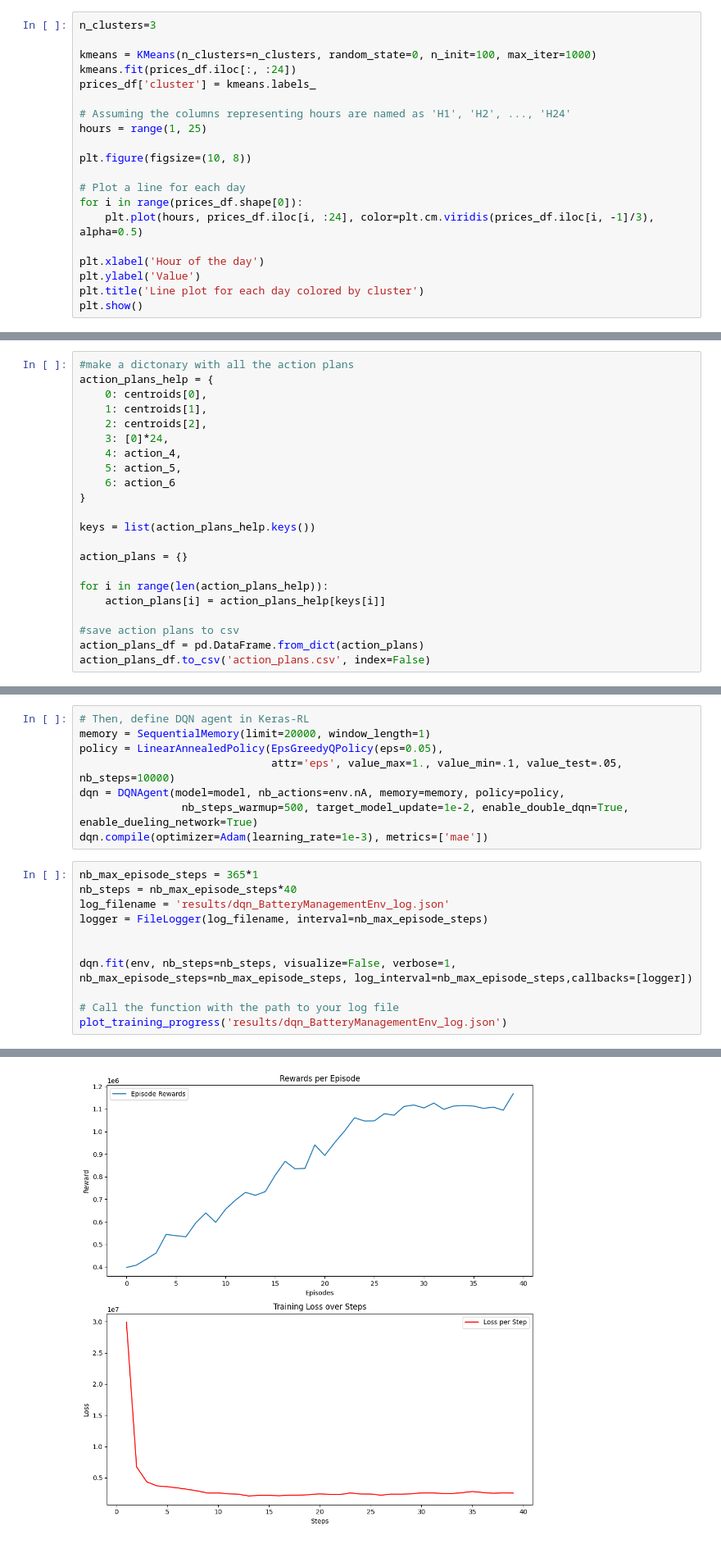
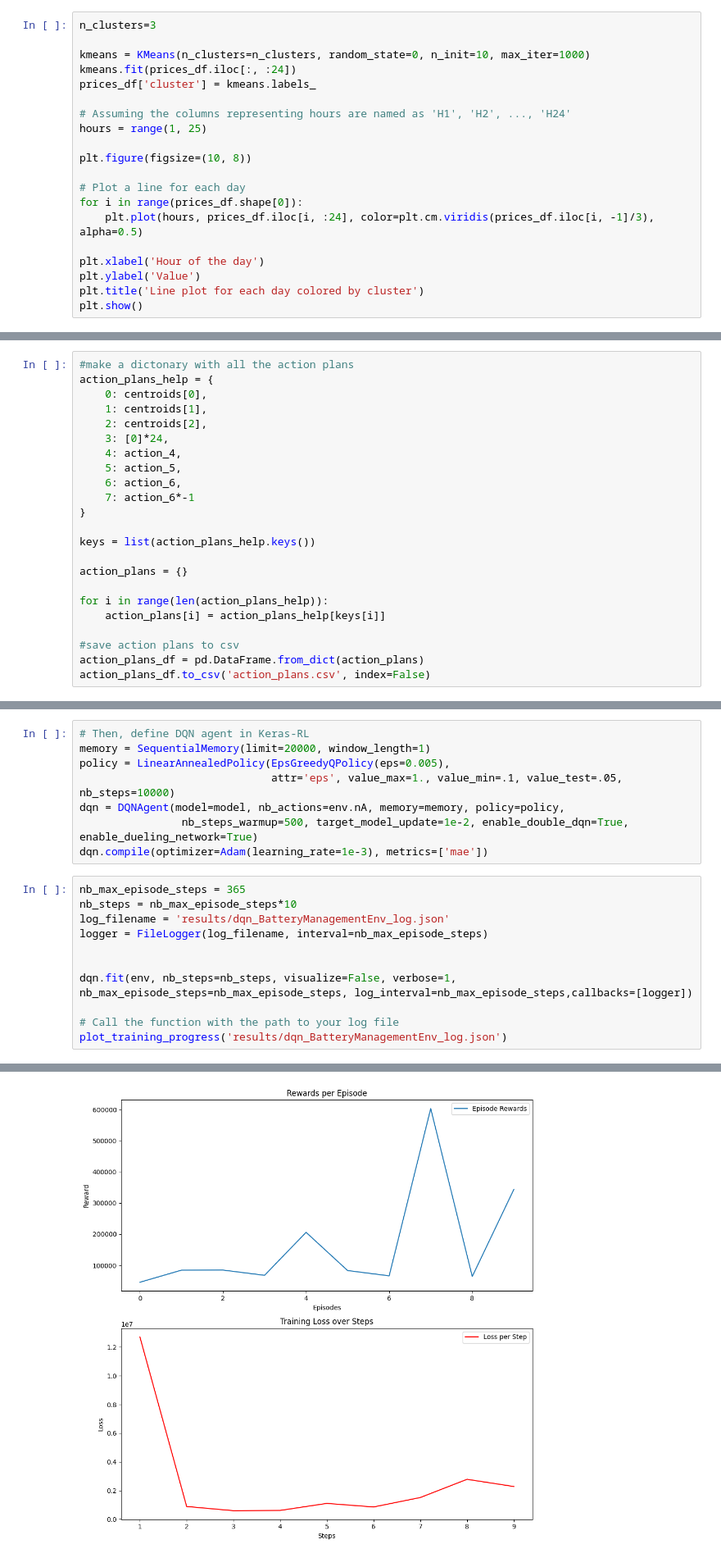
Before and after one commit to Linkschris/AdvancedBA, a Jupyter notebook: final_project/submission_notebook.ipynb, the cells around one changed output, grey strips where cells are left out. Shown at 82% size. Drawn from its saved outputs; the diff is of its cells as text.

```diff
--- a/final_project/submission_notebook.ipynb
+++ b/final_project/submission_notebook.ipynb
@@ -213,7 +228,7 @@ prices_df = pd.DataFrame(prices_tab, index=prices_tab.index, columns=prices_tab.
 # %%
 n_clusters=3
 
-kmeans = KMeans(n_clusters=n_clusters, random_state=0, n_init=100, max_iter=1000)
+kmeans = KMeans(n_clusters=n_clusters, random_state=0, n_init=10, max_iter=1000)
 kmeans.fit(prices_df.iloc[:, :24])
 prices_df['cluster'] = kmeans.labels_
 
@@ -310,7 +325,8 @@ action_plans_help = {
     3: [0]*24,
     4: action_4,
     5: action_5,
-    6: action_6
+    6: action_6,
+    7: action_6*-1
 }
 
 keys = list(action_plans_help.keys())
@@ -538,14 +581,14 @@ model = build_enhanced_model(env.observation_space, env.nA)
 # %%
 # Then, define DQN agent in Keras-RL
 memory = SequentialMemory(limit=20000, window_length=1)
-policy = LinearAnnealedPolicy(EpsGreedyQPolicy(eps=0.05),
+policy = LinearAnnealedPolicy(EpsGreedyQPolicy(eps=0.005),
                               attr='eps', value_max=1., value_min=.1, value_test=.05, nb_steps=10000)
 dqn = DQNAgent(model=model, nb_actions=env.nA, memory=memory, policy=policy,
                 nb_steps_warmup=500, target_model_update=1e-2, enable_double_dqn=True, enable_dueling_network=True)
 dqn.compile(optimizer=Adam(learning_rate=1e-3), metrics=['mae'])
 # %%
-nb_max_episode_steps = 365*1
-nb_steps = nb_max_episode_steps*40
+nb_max_episode_steps = 365
+nb_steps = nb_max_episode_steps*10
 log_filename = 'results/dqn_BatteryManagementEnv_log.json'
 logger = FileLogger(log_filename, interval=nb_max_episode_steps)
 
@@ -577 +620 @@ done, took 101.666 seconds
-[figure, old version]
+[figure, new version]
```
Also changed, not shown: parts of 12 cells of this notebook, 9 other files.
